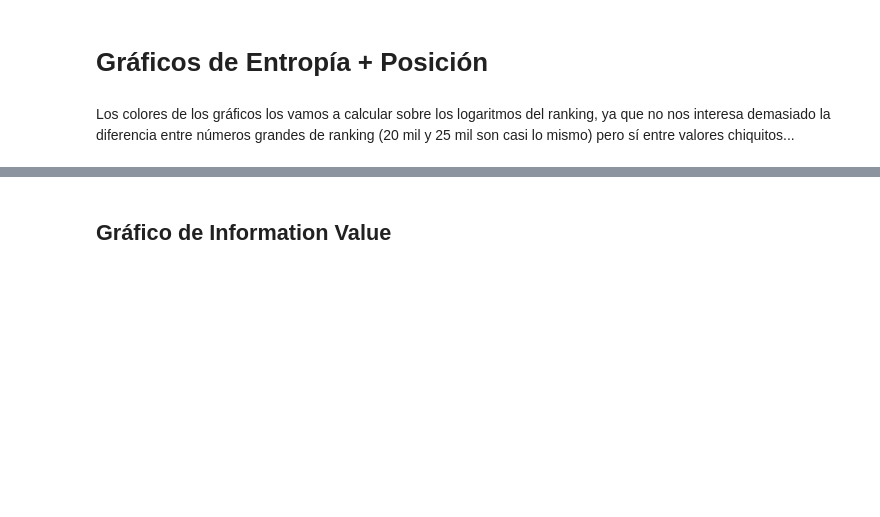
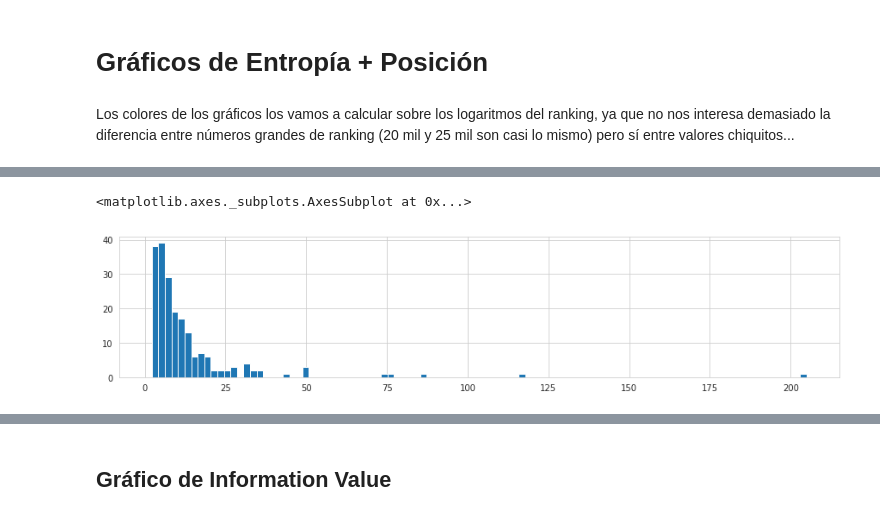
Before and after one commit to finiteautomata/contrastes, a Jupyter notebook: notebooks/graficos-entropia.ipynb, the cells around one changed output, grey strips where cells are left out. Cells and saved outputs as stored; diff of their text form; code cells hidden in the pictures; blank space fills up the shorter version.

```diff
--- a/notebooks/graficos-entropia.ipynb
+++ b/notebooks/graficos-entropia.ipynb
@@ -123,0 +162,10 @@ Text(0.5,1,'Word-Count Information Value on User-Count axes')
+# %%
+df["diff_rank"] = abs(df.log_rank_palabras - df.log_rank_personas)
+df["use_ratio"] = df.cant_palabra / df.cant_usuarios
+# %%
+pd.options.display.max_rows = 100
+
+df_diff_sorted = df.sort_values("diff_rank", ascending=False)
+df_diff_sorted[
+    ["rank_palabras", "rank_personas", "cant_usuarios", "cant_palabra", "use_ratio"]
+][:100]
@@ -123,0 +191,5 @@ Text(0.5,1,'Word-Count Information Value on User-Count axes')
+# %%
+df_diff_sorted[:200].use_ratio.hist(bins=100)
+# %% [output]
+<matplotlib.axes._subplots.AxesSubplot at 0x...>
+[figure, added]
```
Also changed, not shown: parts of 7 cells of this notebook.
